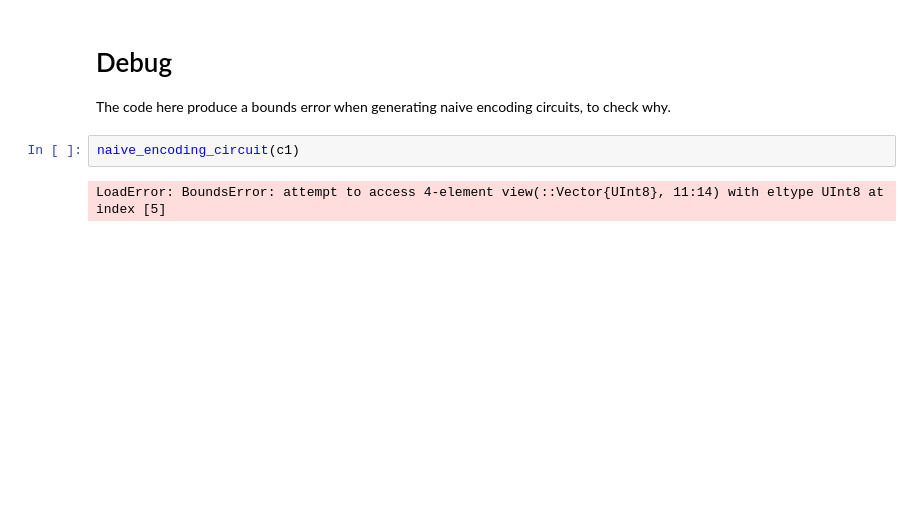
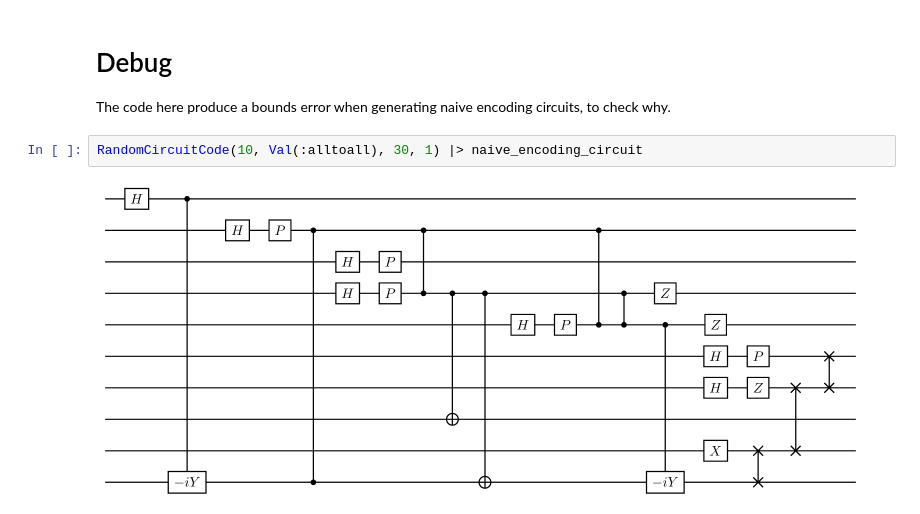
Before and after one commit to royess/qecc-devlog, a Jupyter notebook: test_random_circuit.ipynb, the cells around one changed output. Saved outputs shown, nothing was run; the diff lists cells and outputs as text; blank space fills up the shorter version.

```diff
--- a/test_random_circuit.ipynb
+++ b/test_random_circuit.ipynb
@@ -104,7 +112,7 @@ c5 |> parity_checks
 # Debug
 
 The code here produce a bounds error when generating naive encoding circuits, to check why.
-# %%
-naive_encoding_circuit(c1)
-# %% [output]
-LoadError: BoundsError: attempt to access 4-element view(::Vector{UInt8}, 11:14) with eltype UInt8 at index [5]
+# %%
+RandomCircuitCode(10, Val(:alltoall), 30, 1) |> naive_encoding_circuit
+# %% [output]
+[figure, added]
```
Also changed, not shown: parts of 9 cells of this notebook.
